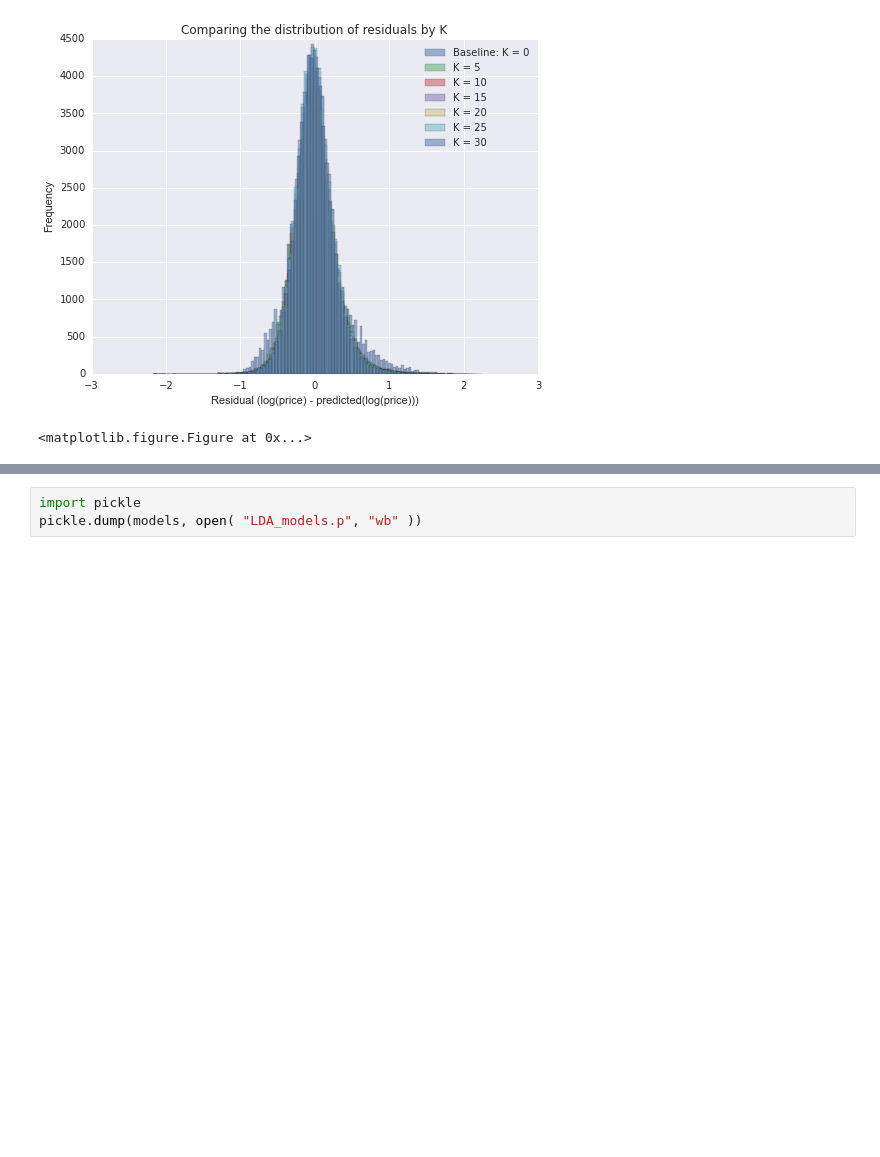
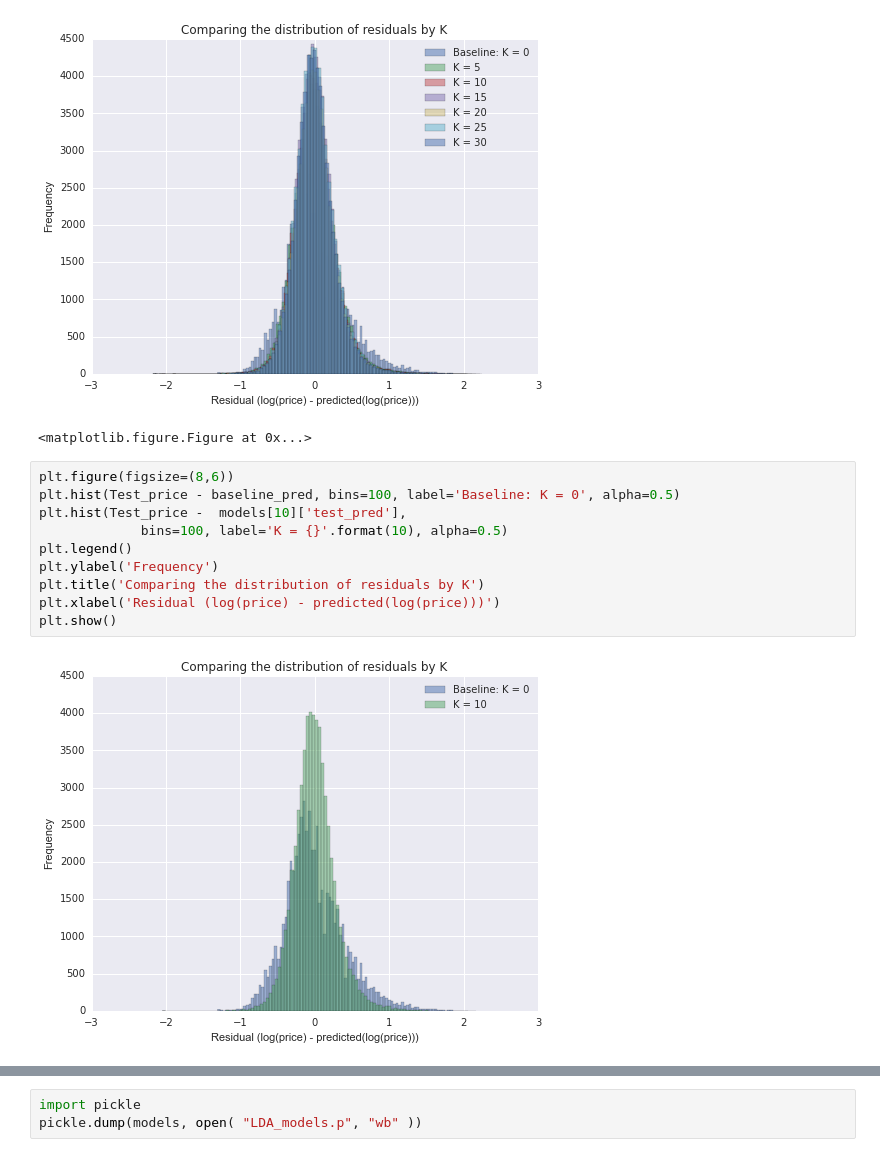
Before and after one commit to haonanz/DS-GA-1006-Project, a Jupyter notebook: modeling/Exploring descriptions with LDA.ipynb, the cells around one changed output, grey strips where cells are left out. Cells and saved outputs as stored; diff of their text form; blank space fills up the shorter version.

```diff
--- a/modeling/Exploring descriptions with LDA.ipynb
+++ b/modeling/Exploring descriptions with LDA.ipynb
@@ -137,3 +156,15 @@ plt.savefig('residual_hist.png')
 # %% [output]
 [figure]
 <matplotlib.figure.Figure at 0x...>
+# %%
+plt.figure(figsize=(8,6))
+plt.hist(Test_price - baseline_pred, bins=100, label='Baseline: K = 0', alpha=0.5)
+plt.hist(Test_price -  models[10]['test_pred'],
+             bins=100, label='K = {}'.format(10), alpha=0.5)
+plt.legend()
+plt.ylabel('Frequency')
+plt.title('Comparing the distribution of residuals by K')
+plt.xlabel('Residual (log(price) - predicted(log(price)))')
+plt.show()
+# %% [output]
+[figure, added]
```
Also changed, not shown: parts of 21 cells of this notebook, 10 other files.
